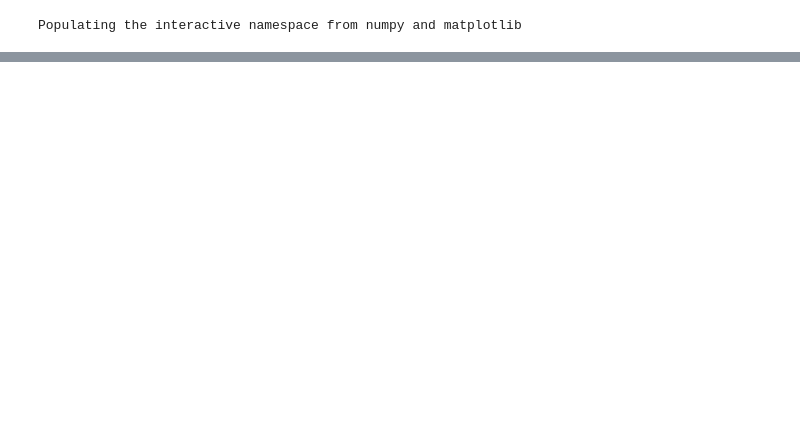
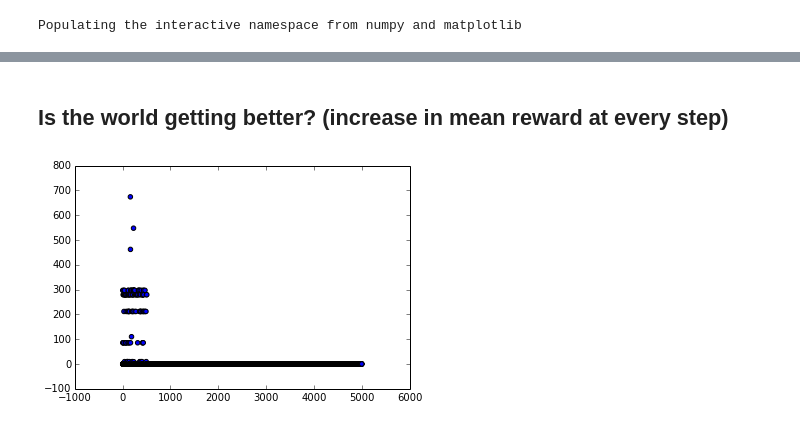
Before and after one commit to hoarf/el_farol_multibar, a Jupyter notebook: wlu.ipynb, the cells around one changed output, grey strips where cells are left out. Drawn from its saved outputs; the diff is of its cells as text; code cells hidden in the pictures; blank space fills up the shorter version.

```diff
--- a/wlu.ipynb
+++ b/wlu.ipynb
@@ -215,0 +280,6 @@ plot_world_utilities(wks, world_utilities)
+# %% [markdown]
+## Is the world getting better? (increase in mean reward at every step)
+# %%
+plot_world_utilities(wks, world_utilities)
+# %% [output]
+[figure, added]
```
Also changed, not shown: parts of 21 cells of this notebook.
